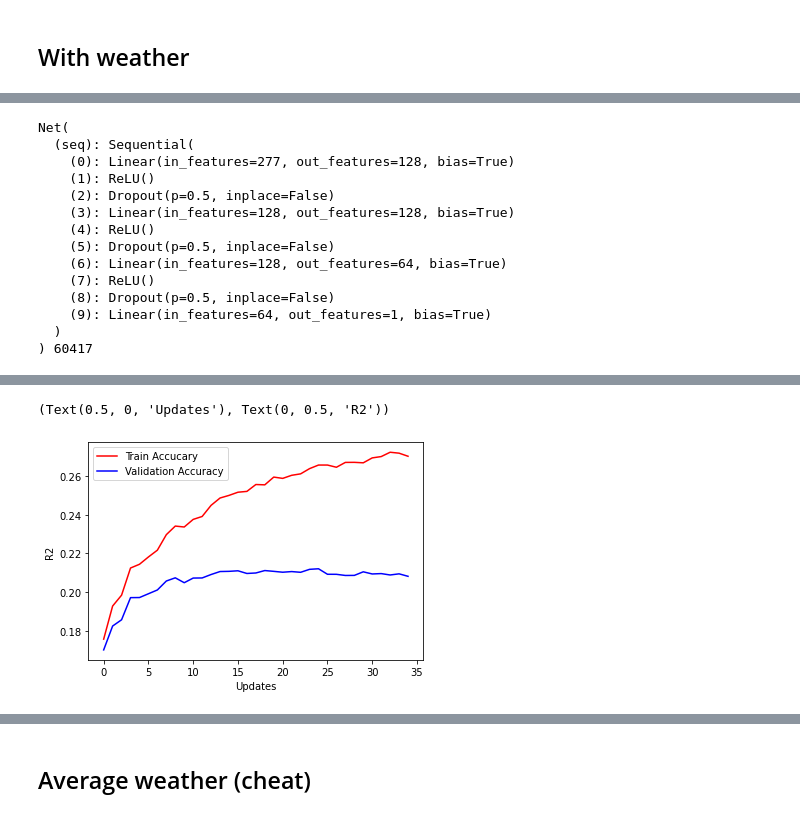
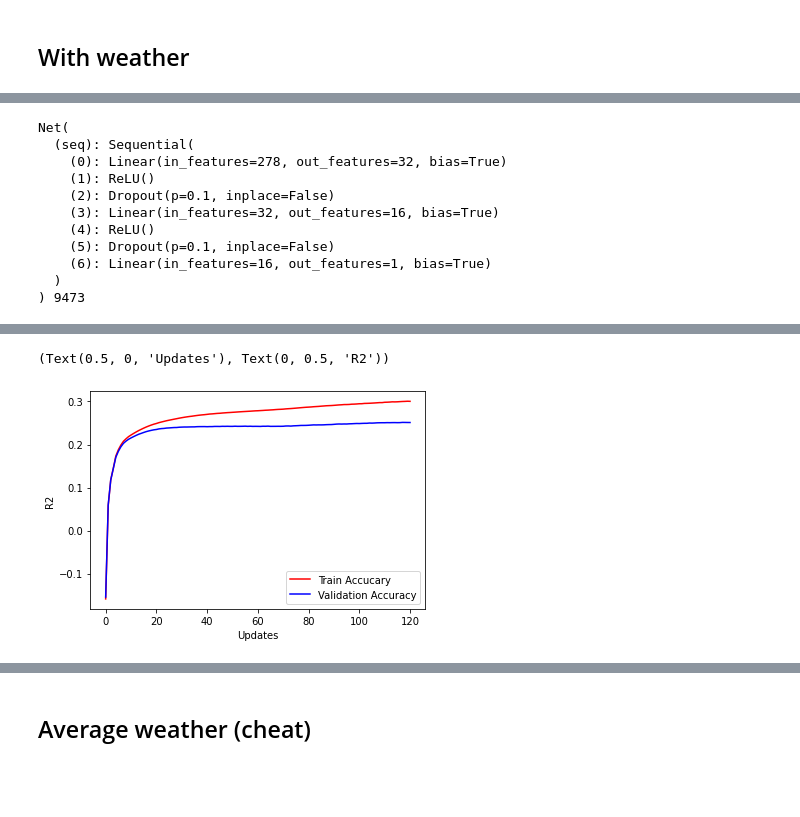
Before and after one commit to Bogeluno/GNN_Thesis, a Jupyter notebook: models/SimpleNN.ipynb, the cells around one changed output, grey strips where cells are left out. Saved outputs shown, nothing was run; the diff lists cells and outputs as text; code cells hidden in the pictures; blank space fills up the shorter version.

Commit message:
Weekend

```diff
--- a/models/SimpleNN.ipynb
+++ b/models/SimpleNN.ipynb
@@ -1344,6 +1351,6 @@ plt.show()
 # %% [markdown]
 ## With weather
 # %%
-df = df_full.drop(df.filter(regex='Avg').columns,axis=1)
+df = df_full.drop(['index','hour_index']+list(df_full.filter(regex='Avg').columns),axis=1)
 df
 # %% [output]
@@ -1364,9 +1371,9 @@ df
 train_val, test_data, y_train_val, y_test = train_test_split(df, y, test_size=0.2)
 train_data, val_data, y_train, y_val = train_test_split(train_val, y_train_val, test_size=len(test_data))
 
-train_data = pd.concat([(train_data.filter(regex = '^(?!.*(lz|eng)).*$')-train_data.filter(regex = '^(?!.*(lz|eng)).*$').mean())/train_data.filter(regex = '^(?!.*(lz|eng)).*$').std(ddof = 1), train_data.filter(regex = 'eng|lz')], axis = 1)
-val_data = pd.concat([(val_data.filter(regex = '^(?!.*(lz|eng)).*$')-val_data.filter(regex = '^(?!.*(lz|eng)).*$').mean())/val_data.filter(regex = '^(?!.*(lz|eng)).*$').std(ddof = 1), val_data.filter(regex = 'eng|lz')], axis = 1)
-test_data = pd.concat([(test_data.filter(regex = '^(?!.*(lz|eng)).*$')-test_data.filter(regex = '^(?!.*(lz|eng)).*$').mean())/test_data.filter(regex = '^(?!.*(lz|eng)).*$').std(ddof = 1), test_data.filter(regex = 'eng|lz')], axis = 1)
+train_data = pd.concat([(train_data.filter(regex = '^(?!.*(lz|eng|weekend)).*$')-train_data.filter(regex = '^(?!.*(lz|eng|weekend)).*$').mean())/train_data.filter(regex = '^(?!.*(lz|eng|weekend)).*$').std(ddof = 1), train_data.filter(regex = 'eng|lz|weekend')], axis = 1)
+val_data = pd.concat([(val_data.filter(regex = '^(?!.*(lz|eng|weekend)).*$')-val_data.filter(regex = '^(?!.*(lz|eng|weekend)).*$').mean())/val_data.filter(regex = '^(?!.*(lz|eng|weekend)).*$').std(ddof = 1), val_data.filter(regex = 'eng|lz|weekend')], axis = 1)
+test_data = pd.concat([(test_data.filter(regex = '^(?!.*(lz|eng|weekend)).*$')-test_data.filter(regex = '^(?!.*(lz|eng|weekend)).*$').mean())/test_data.filter(regex = '^(?!.*(lz|eng|weekend)).*$').std(ddof = 1), test_data.filter(regex = 'eng|lz|weekend')], axis = 1)
 
 X_train = torch.tensor(train_data.to_numpy(dtype = 'float')).float()
 y_train = torch.tensor(y_train.to_numpy(dtype = 'float')).float().unsqueeze(dim = 1)
@@ -1387,16 +1394,13 @@ class Net(nn.Module):
                 m.bias.data.fill_(0.01)
 
         self.seq = nn.Sequential(
-            nn.Linear(277,128),
-            nn.ReLU(),#nn.BatchNorm1d(128)),
-            nn.Dropout(0.5),
-            nn.Linear(128,128),
-            nn.ReLU(),#nn.BatchNorm1d(128)),
-            nn.Dropout(0.5),
-            nn.Linear(128,64),
-            nn.ReLU(),#nn.BatchNorm1d(64)),
-            nn.Dropout(0.5),
-            nn.Linear(64,1),
+            nn.Linear(278,32),
+            nn.ReLU(),#nn.BatchNorm1d(32)),
+            nn.Dropout(0.1),
+            nn.Linear(32,16),
+            nn.ReLU(),#nn.BatchNorm1d(16)),
+            nn.Dropout(0.1),
+            nn.Linear(16,1),
         )
 
         self.seq.apply(init_weights)
@@ -1412,24 +1416,21 @@ print(net, sum(p.numel() for p in net.parameters()))
 # %% [output]
 Net(
   (seq): Sequential(
-    (0): Linear(in_features=277, out_features=128, bias=True)
+    (0): Linear(in_features=278, out_features=32, bias=True)
     (1): ReLU()
-    (2): Dropout(p=0.5, inplace=False)
-    (3): Linear(in_features=128, out_features=128, bias=True)
+    (2): Dropout(p=0.1, inplace=False)
+    (3): Linear(in_features=32, out_features=16, bias=True)
     (4): ReLU()
-    (5): Dropout(p=0.5, inplace=False)
-    (6): Linear(in_features=128, out_features=64, bias=True)
-    (7): ReLU()
-    (8): Dropout(p=0.5, inplace=False)
-    (9): Linear(in_features=64, out_features=1, bias=True)
+    (5): Dropout(p=0.1, inplace=False)
+    (6): Linear(in_features=16, out_features=1, bias=True)
   )
-) 60417
+) 9473
 # %%
-optimizer = optim.Adam(net.parameters(), lr=0.005, weight_decay = 0.0001) #Chaged to Adam and learning + regulariztion rate set
+optimizer = optim.Adam(net.parameters(), lr=0.005, weight_decay = 0.00005) #Chaged to Adam and learning + regulariztion rate set
 criterion = nn.MSELoss(reduction = 'mean')
 # %%
 # setting hyperparameters and gettings epoch sizes
-batch_size = 4084
+batch_size = 21772
 num_epochs = 121
 num_samples_train = X_train.shape[0]
 num_batches_train = num_samples_train // batch_size
@@ -1533,5 +1541,5 @@ Epoch 35: Train Loss 15.476172 , Valid Loss 16.885775 , Train R2 0.270193, Valid
 (Text(0.5, 0, 'Updates'), Text(0, 0.5, 'R2'))
-[figure, old version]
+[figure, new version]
 # %%
 plt.plot(epoch, [x for x in train_losses], [x for x in val_losses])
 plt.legend(['Train Losses','Validation Losses'])
```
Also changed, not shown: parts of 81 cells of this notebook, 8 other files.
